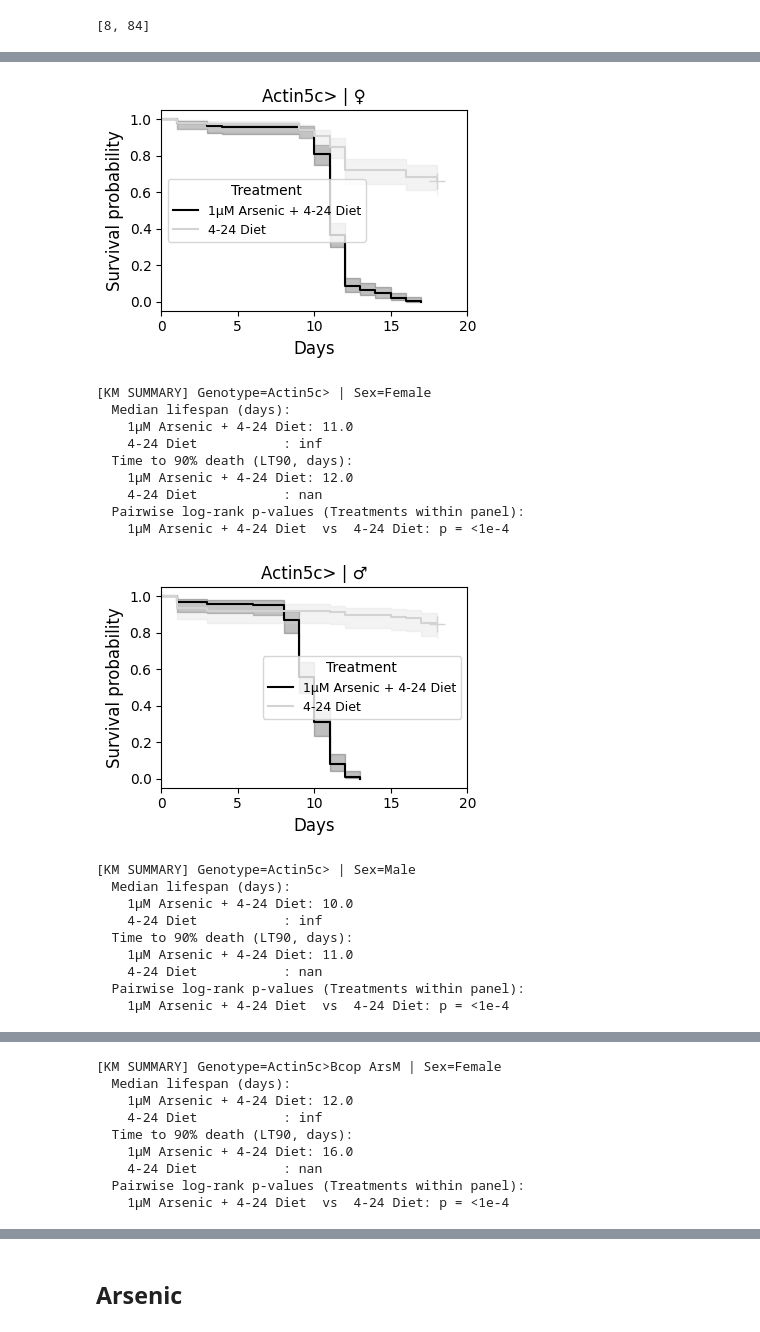
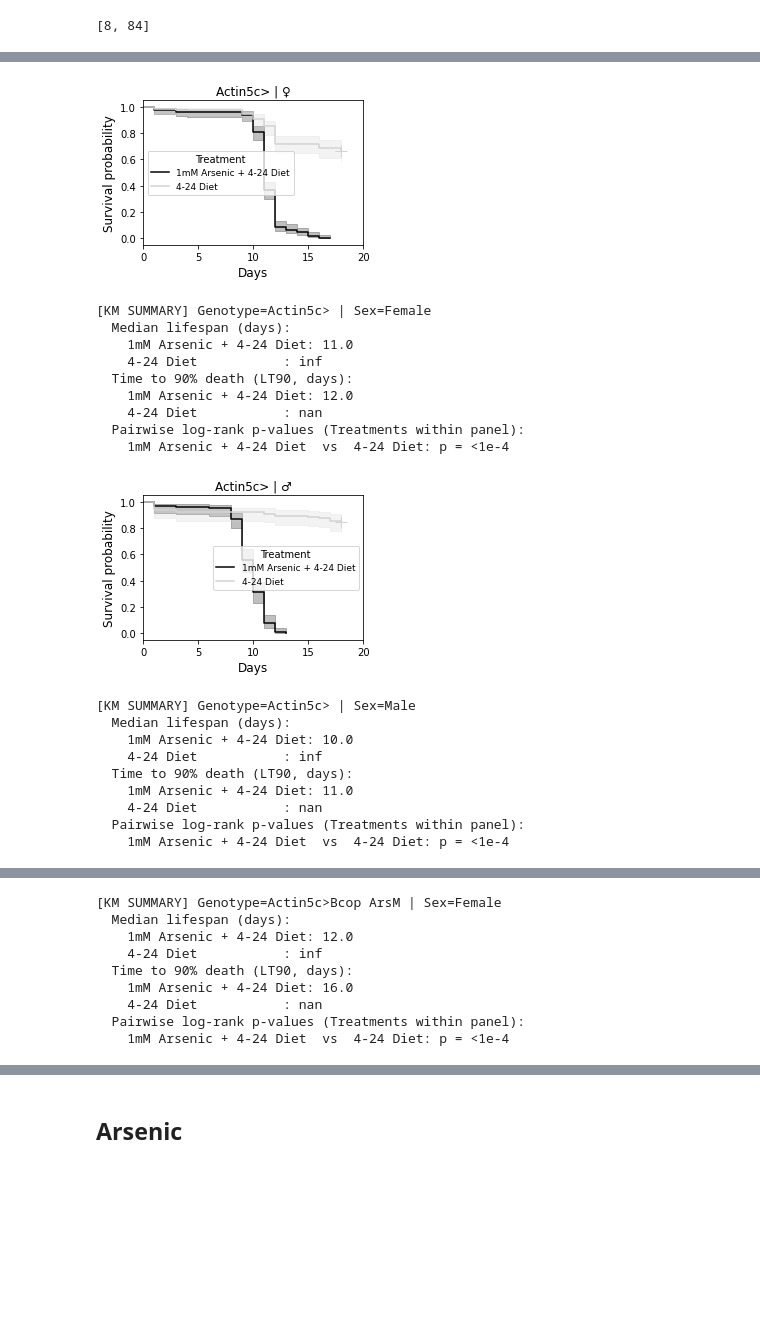
Before and after one commit to rishabhrajkapoor/Bradysia_coprophila_HGT, a Jupyter notebook: analysis_of_drosophila_data.ipynb, the cells around one changed output, grey strips where cells are left out. Saved outputs shown, nothing was run; the diff lists cells and outputs as text; code cells hidden in the pictures; blank space fills up the shorter version.

```diff
--- a/analysis_of_drosophila_data.ipynb
+++ b/analysis_of_drosophila_data.ipynb
@@ -1483,6 +1483,6 @@ for (trt, Sex), df_sub in df_tg.groupby(["Treatment", "Sex"], observed=True):
 # %%
 # One plot per Genotype × Sex; within each plot, curves for all Treatments
-cmap={'1µM Arsenic + 4-24 Diet':'#000000', '4-24 Diet':'#D3D3D3'}
+cmap={'1mM Arsenic + 4-24 Diet':'#000000', '4-24 Diet':'#D3D3D3'}
 for geno, df_g in long_df.groupby("Genotype", observed=True):
     for Sex, df_gs in df_g.groupby("Sex", observed=True):
         if df_gs.empty:
@@ -1546,50 +1546,50 @@ for geno, df_g in long_df.groupby("Genotype", observed=True):
                     p = np.nan
                 else:
                     res = logrank_test(dur_a, dur_b, event_observed_A=evt_a, event_observed_B=evt_b, alpha=0.95)
                     p = float(res.p_value) if np.isfinite(res.p_value) else np.nan
                 pairs.append((a, b))
                 pvals.append(p)
         pvals = np.array(pvals, dtype=float)
 
 
         # --- print summary for this Genotype × Sex ---
         print(f"[KM SUMMARY] Genotype={geno} | Sex={Sex}")
         print("  Median lifespan (days):")
         for trt in trts:
             m = medians.get(trt, np.nan)
             print(f"    {str(trt):20s}: {np.nan if pd.isna(m) else round(float(m), 2)}")
         print("  Time to 90% death (LT90, days):")
         for trt in trts:
             l = lt90.get(trt, np.nan)
             print(f"    {str(trt):20s}: {np.nan if pd.isna(l) else round(float(l), 2)}")
 
         print("  Pairwise log-rank p-values (Treatments within panel):")
         if len(pairs) == 0:
             print("    (no comparable Treatment pairs)")
         else:
             for (a, b), p_raw in zip(pairs, pvals):
 
                 p_raw_str = "<1e-4" if (isinstance(p_raw, float) and p_raw < 1e-4) else ( "NA" if (not np.isfinite(p_raw)) else f"{p_raw:.3g}" )
                 print(f"    {a}  vs  {b}: p = {p_raw_str}")
         print("\n")
 # %% [output]
-[figure, old version]
+[figure, new version]
 [KM SUMMARY] Genotype=Actin5c> | Sex=Female
   Median lifespan (days):
-    1µM Arsenic + 4-24 Diet: 11.0
+    1mM Arsenic + 4-24 Diet: 11.0
     4-24 Diet           : inf
   Time to 90% death (LT90, days):
-    1µM Arsenic + 4-24 Diet: 12.0
+    1mM Arsenic + 4-24 Diet: 12.0
     4-24 Diet           : nan
   Pairwise log-rank p-values (Treatments within panel):
-    1µM Arsenic + 4-24 Diet  vs  4-24 Diet: p = <1e-4
+    1mM Arsenic + 4-24 Diet  vs  4-24 Diet: p = <1e-4
-[figure, old version]
+[figure, new version]
 [KM SUMMARY] Genotype=Actin5c> | Sex=Male
   Median lifespan (days):
-    1µM Arsenic + 4-24 Diet: 10.0
+    1mM Arsenic + 4-24 Diet: 10.0
     4-24 Diet           : inf
   Time to 90% death (LT90, days):
-    1µM Arsenic + 4-24 Diet: 11.0
+    1mM Arsenic + 4-24 Diet: 11.0
     4-24 Diet           : nan
   Pairwise log-rank p-values (Treatments within panel):
-    1µM Arsenic + 4-24 Diet  vs  4-24 Diet: p = <1e-4
+    1mM Arsenic + 4-24 Diet  vs  4-24 Diet: p = <1e-4
@@ -1597,9 +1597,9 @@ for geno, df_g in long_df.groupby("Genotype", observed=True):
 [KM SUMMARY] Genotype=Actin5c>Bcop ArsM | Sex=Female
   Median lifespan (days):
-    1µM Arsenic + 4-24 Diet: 12.0
+    1mM Arsenic + 4-24 Diet: 12.0
     4-24 Diet           : inf
   Time to 90% death (LT90, days):
-    1µM Arsenic + 4-24 Diet: 16.0
+    1mM Arsenic + 4-24 Diet: 16.0
     4-24 Diet           : nan
   Pairwise log-rank p-values (Treatments within panel):
-    1µM Arsenic + 4-24 Diet  vs  4-24 Diet: p = <1e-4
+    1mM Arsenic + 4-24 Diet  vs  4-24 Diet: p = <1e-4
```
Also changed, not shown: parts of 10 cells of this notebook, 1 other file.
